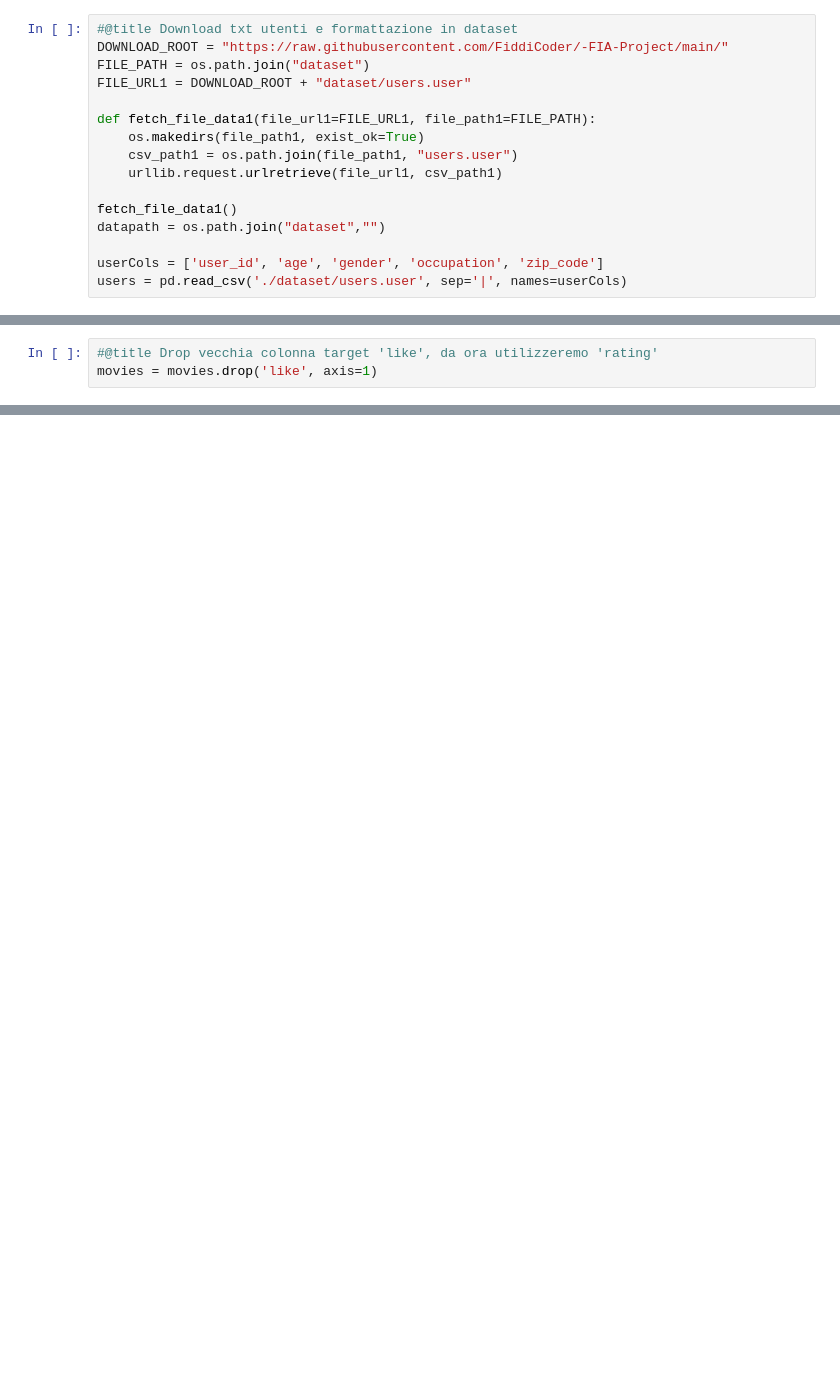
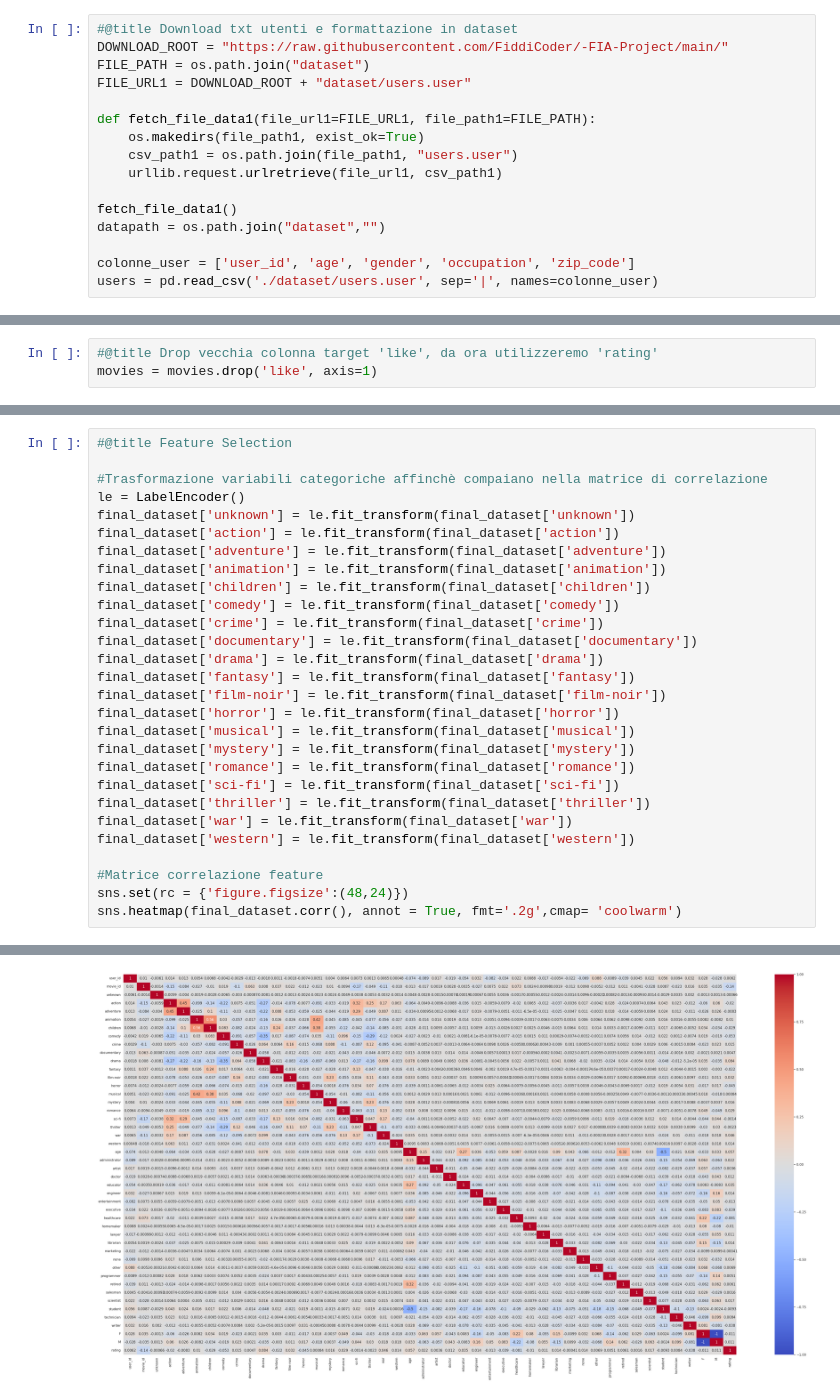
Before and after one commit to DevRic0/Movie-Recommender, a Jupyter notebook: ml_pipeline/Movie_Recommender_DecisionTree.ipynb, the cells around one changed output, grey strips where cells are left out. Drawn from its saved outputs; the diff is of its cells as text; blank space fills up the shorter version.

```diff
--- a/ml_pipeline/Movie_Recommender_DecisionTree.ipynb
+++ b/ml_pipeline/Movie_Recommender_DecisionTree.ipynb
@@ -121,8 +155,8 @@ def fetch_file_data1(file_url1=FILE_URL1, file_path1=FILE_PATH):
 fetch_file_data1()
 datapath = os.path.join("dataset","")
 
-userCols = ['user_id', 'age', 'gender', 'occupation', 'zip_code']
-users = pd.read_csv('./dataset/users.user', sep='|', names=userCols)
+colonne_user = ['user_id', 'age', 'gender', 'occupation', 'zip_code']
+users = pd.read_csv('./dataset/users.user', sep='|', names=colonne_user)
 # %%
 #@title Data cleaning, trasformazione variabili da string a boolean
 
@@ -281,0 +404,29 @@ print('Confusion matrix\n\n', cm)
+# %%
+#@title Feature Selection
+
+#Trasformazione variabili categoriche affinchè compaiano nella matrice di correlazione
+le = LabelEncoder()
+final_dataset['unknown'] = le.fit_transform(final_dataset['unknown'])
+final_dataset['action'] = le.fit_transform(final_dataset['action'])
+final_dataset['adventure'] = le.fit_transform(final_dataset['adventure'])
+final_dataset['animation'] = le.fit_transform(final_dataset['animation'])
+final_dataset['children'] = le.fit_transform(final_dataset['children'])
+final_dataset['comedy'] = le.fit_transform(final_dataset['comedy'])
+final_dataset['crime'] = le.fit_transform(final_dataset['crime'])
+final_dataset['documentary'] = le.fit_transform(final_dataset['documentary'])
+final_dataset['drama'] = le.fit_transform(final_dataset['drama'])
+final_dataset['fantasy'] = le.fit_transform(final_dataset['fantasy'])
+final_dataset['film-noir'] = le.fit_transform(final_dataset['film-noir'])
+final_dataset['horror'] = le.fit_transform(final_dataset['horror'])
+final_dataset['musical'] = le.fit_transform(final_dataset['musical'])
+final_dataset['mystery'] = le.fit_transform(final_dataset['mystery'])
+final_dataset['romance'] = le.fit_transform(final_dataset['romance'])
+final_dataset['sci-fi'] = le.fit_transform(final_dataset['sci-fi'])
+final_dataset['thriller'] = le.fit_transform(final_dataset['thriller'])
+final_dataset['war'] = le.fit_transform(final_dataset['war'])
+final_dataset['western'] = le.fit_transform(final_dataset['western'])
+
+#Matrice correlazione feature
+sns.set(rc = {'figure.figsize':(48,24)})
+sns.heatmap(final_dataset.corr(), annot = True, fmt='.2g',cmap= 'coolwarm')
+# %% [output]
@@ -281,0 +434 @@ print('Confusion matrix\n\n', cm)
+[figure, added]
```
Also changed, not shown: parts of 14 cells of this notebook.
